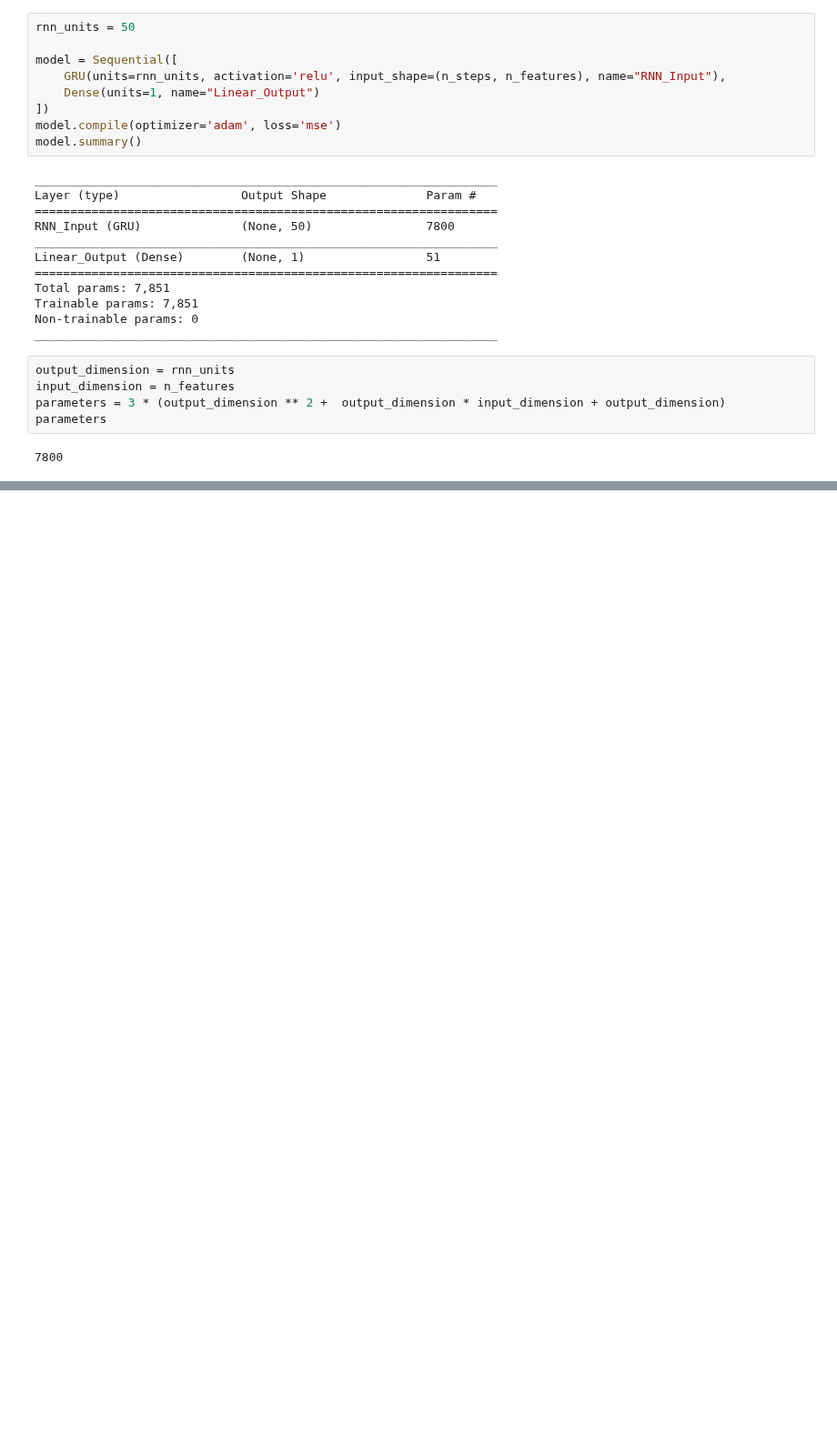
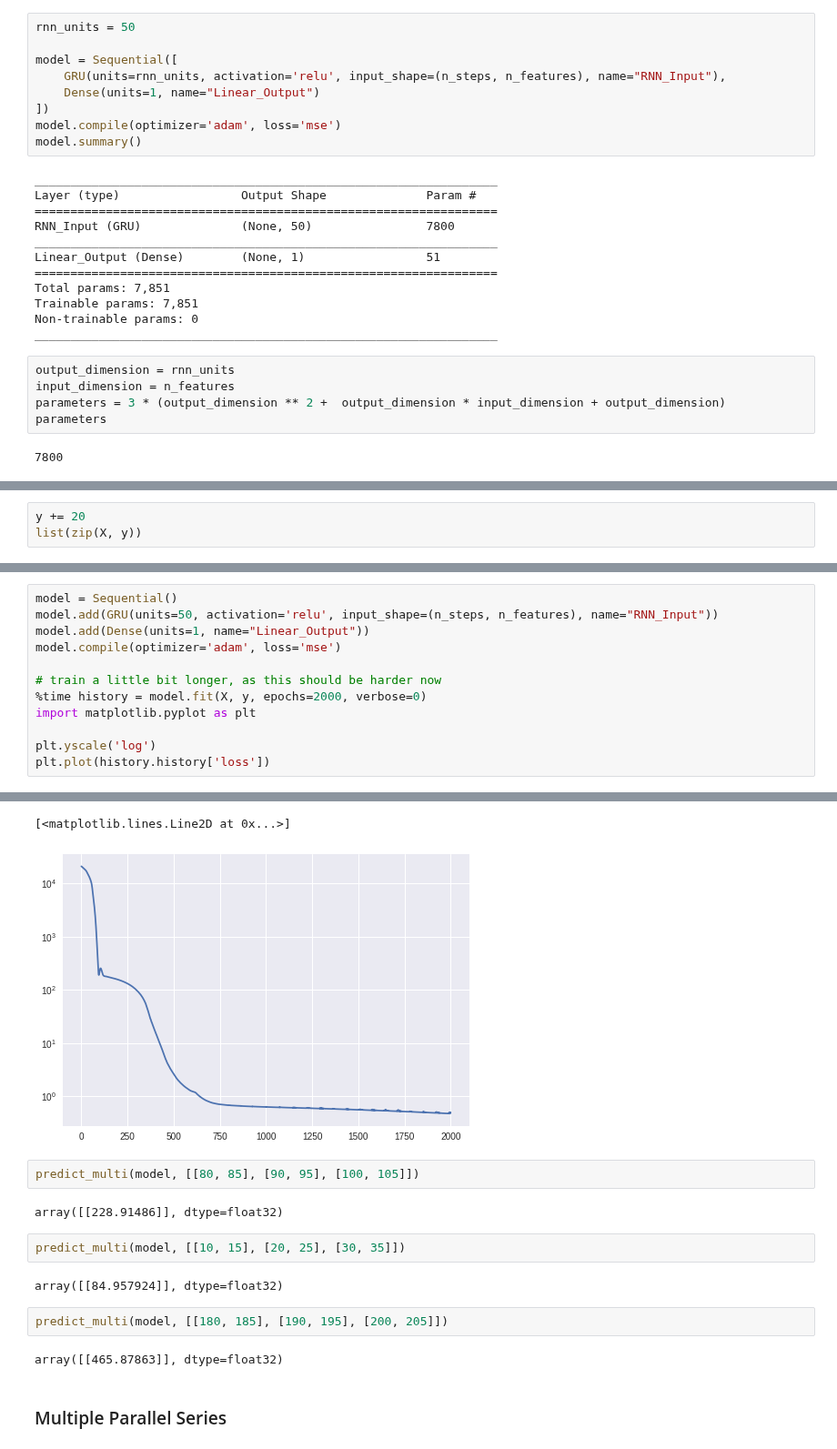
Before and after one commit to subodhchhabra/ai, a Jupyter notebook: notebooks/2019_tf/time_series.ipynb, the cells around one changed output, grey strips where cells are left out. Shown at 91% size. Drawn from its saved outputs; the diff is of its cells as text; blank space fills up the shorter version.

```diff
--- a/notebooks/2019_tf/time_series.ipynb
+++ b/notebooks/2019_tf/time_series.ipynb
@@ -414,0 +540,3 @@ array([[ 39.999996],
+# %%
+y += 20
+list(zip(X, y))
@@ -414,0 +559,13 @@ array([[ 39.999996],
+# %%
+model = Sequential()
+model.add(GRU(units=50, activation='relu', input_shape=(n_steps, n_features), name="RNN_Input"))
+model.add(Dense(units=1, name="Linear_Output"))
+model.compile(optimizer='adam', loss='mse')
+
+# train a little bit longer, as this should be harder now
+%time history = model.fit(X, y, epochs=2000, verbose=0)
+import matplotlib.pyplot as plt
+
+plt.yscale('log')
+plt.plot(history.history['loss'])
+# %% [output]
@@ -414,0 +574,16 @@ array([[ 39.999996],
+[<matplotlib.lines.Line2D at 0x...>]
+[figure, added]
+# %%
+predict_multi(model, [[80, 85], [90, 95], [100, 105]])
+# %% [output]
+array([[228.91486]], dtype=float32)
+# %%
+predict_multi(model, [[10, 15], [20, 25], [30, 35]])
+# %% [output]
+array([[84.957924]], dtype=float32)
+# %%
+predict_multi(model, [[180, 185], [190, 195], [200, 205]])
+# %% [output]
+array([[465.87863]], dtype=float32)
+# %% [markdown]
+### Multiple Parallel Series
```
Also changed, not shown: parts of 37 cells of this notebook.
